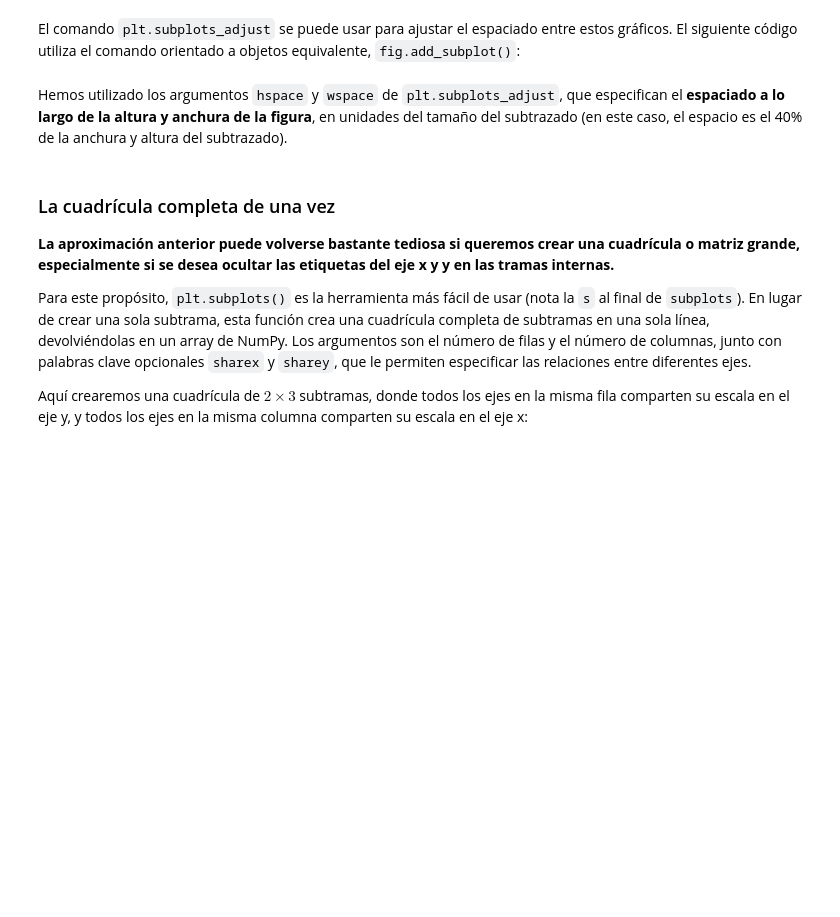
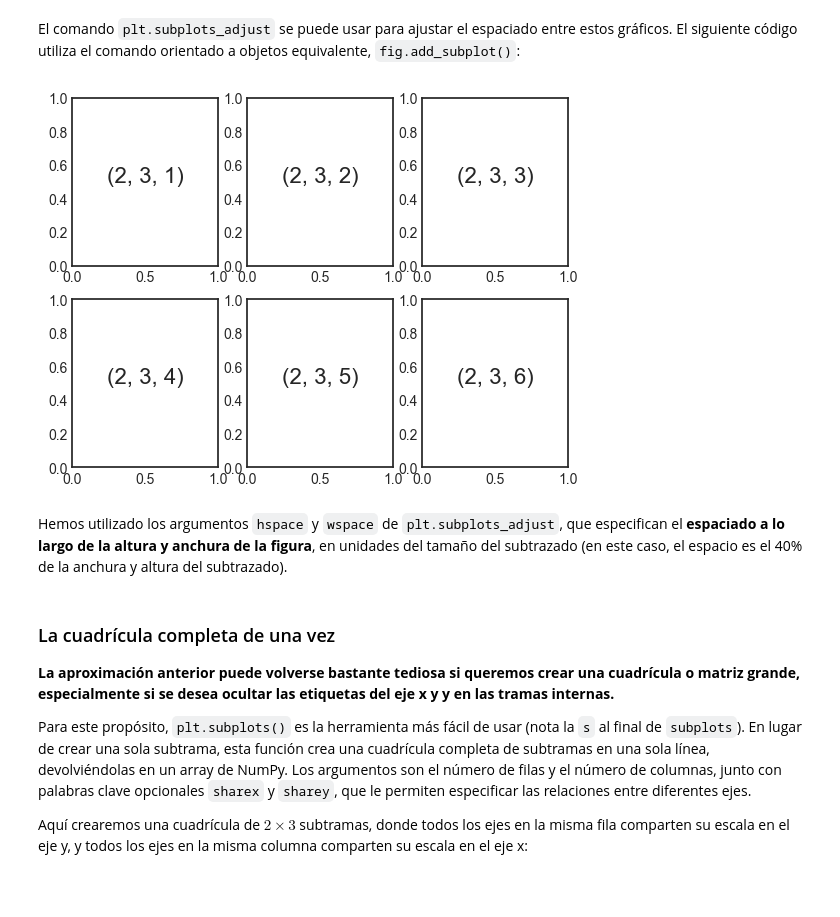
Before and after one commit to MHHsim/DS-Online-Marta-Harana, a Jupyter notebook: 03_Data_Analysis/Sprint_08/Unidad_01_Visualizacion_Basica_Matplotlib/01_Workout/03_Subplots.ipynb, the cells around one changed output. Cells and saved outputs as stored; diff of their text form; code cells hidden in the pictures; blank space fills up the shorter version.

```diff
--- a/03_Data_Analysis/Sprint_08/Unidad_01_Visualizacion_Basica_Matplotlib/01_Workout/03_Subplots.ipynb
+++ b/03_Data_Analysis/Sprint_08/Unidad_01_Visualizacion_Basica_Matplotlib/01_Workout/03_Subplots.ipynb
@@ -47,6 +68,14 @@ Vamos a crear una figura con una matriz de subplots o gráficas de 3x5, y las nu
 # %% [markdown]
 El comando ``plt.subplots_adjust`` se puede usar para ajustar el espaciado entre estos gráficos.
 El siguiente código utiliza el comando orientado a objetos equivalente, ``fig.add_subplot()``:
+# %%
+plt.figure()
+fig.subplots_adjust(hspace = 0.4, wspace = 0.8)
+for i in range(1,7):
+    plt.subplot(2,3,i)
+    plt.text(0.5, 0.5, str((2,3,i)), fontsize = 16, ha="center")
+# %% [output]
+[figure, added]
 # %% [markdown]
 Hemos utilizado los argumentos ``hspace`` y ``wspace`` de ``plt.subplots_adjust``, que especifican el **espaciado a lo largo de la altura y anchura de la figura**, en unidades del tamaño del subtrazado (en este caso, el espacio es el 40% de la anchura y altura del subtrazado).
 # %% [markdown]
```
Also changed, not shown: parts of 10 cells of this notebook.
